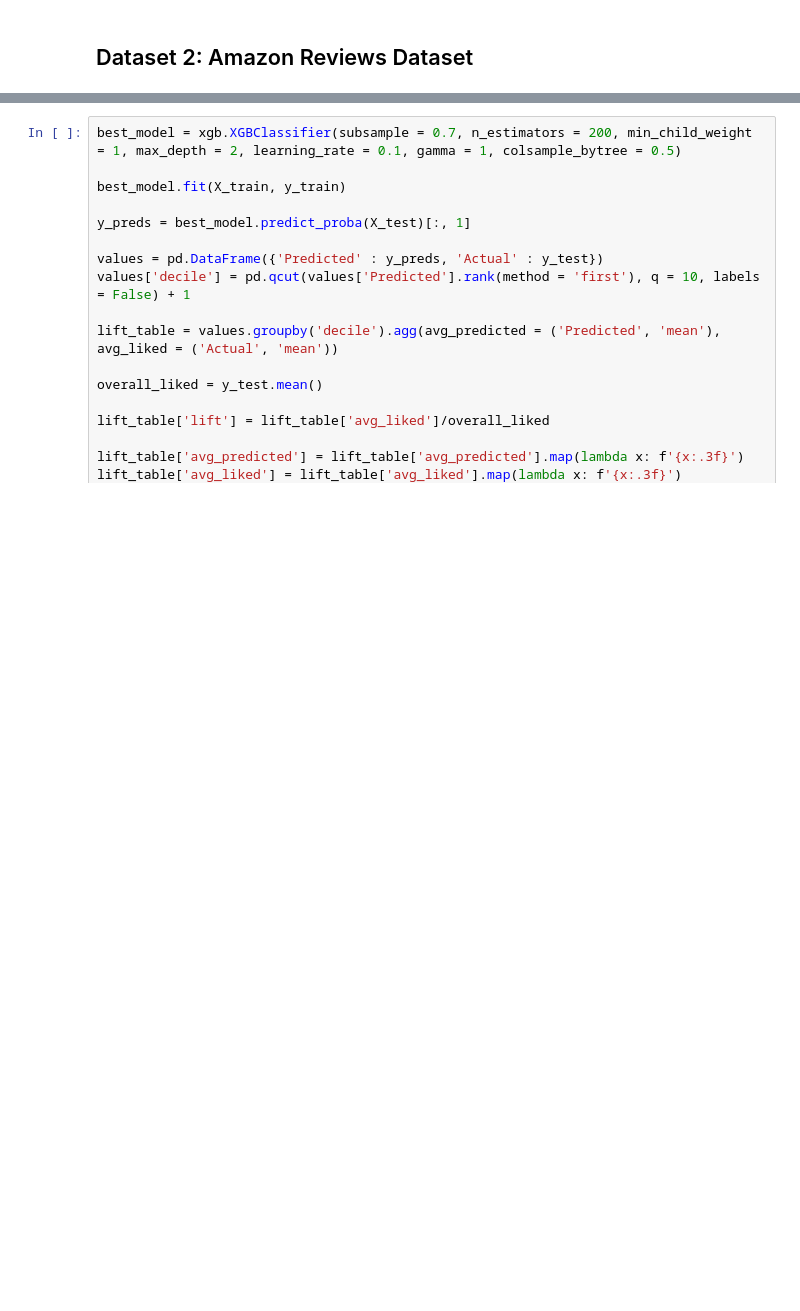
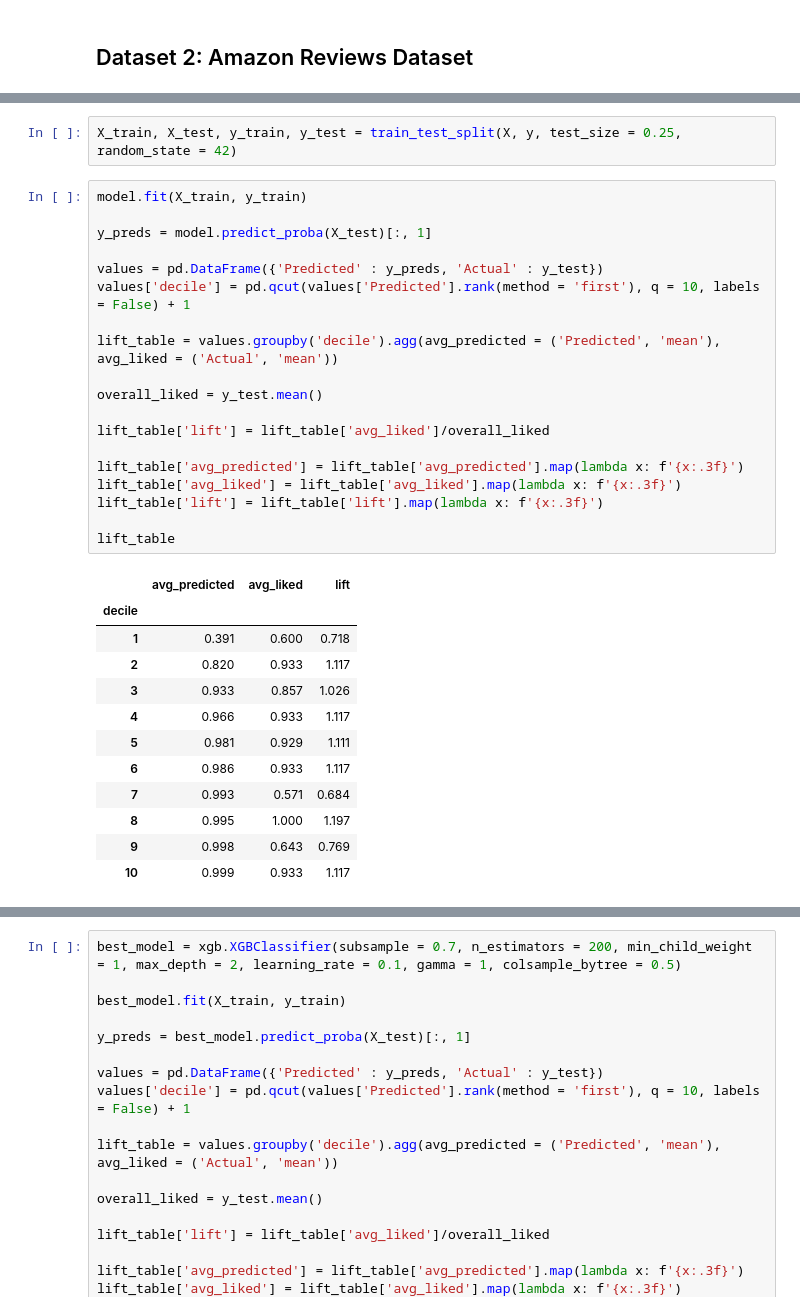
Before and after one commit to eghatzis0527/DX799---HW-Assignments, a Jupyter notebook: HW9.ipynb, the cells around one changed output, grey strips where cells are left out. Saved outputs shown, nothing was run; the diff lists cells and outputs as text; blank space fills up the shorter version.

```diff
--- a/HW9.ipynb
+++ b/HW9.ipynb
@@ -179,0 +227,34 @@ X.head()
+# %%
+X_train, X_test, y_train, y_test = train_test_split(X, y, test_size = 0.25, random_state = 42)
+# %%
+model.fit(X_train, y_train)
+
+y_preds = model.predict_proba(X_test)[:, 1]
+
+values = pd.DataFrame({'Predicted' : y_preds, 'Actual' : y_test})
+values['decile'] = pd.qcut(values['Predicted'].rank(method = 'first'), q = 10, labels = False) + 1
+
+lift_table = values.groupby('decile').agg(avg_predicted = ('Predicted', 'mean'), avg_liked = ('Actual', 'mean'))
+
+overall_liked = y_test.mean()
+
+lift_table['lift'] = lift_table['avg_liked']/overall_liked
+
+lift_table['avg_predicted'] = lift_table['avg_predicted'].map(lambda x: f'{x:.3f}')
+lift_table['avg_liked'] = lift_table['avg_liked'].map(lambda x: f'{x:.3f}')
+lift_table['lift'] = lift_table['lift'].map(lambda x: f'{x:.3f}')
+
+lift_table
+# %% [output]
+|  | avg_predicted | avg_liked | lift |
+| decile |  |  |  |
+| 1 | 0.391 | 0.600 | 0.718 |
+| 2 | 0.820 | 0.933 | 1.117 |
+| 3 | 0.933 | 0.857 | 1.026 |
+| 4 | 0.966 | 0.933 | 1.117 |
+| 5 | 0.981 | 0.929 | 1.111 |
+| 6 | 0.986 | 0.933 | 1.117 |
+| 7 | 0.993 | 0.571 | 0.684 |
+| 8 | 0.995 | 1.000 | 1.197 |
+| 9 | 0.998 | 0.643 | 0.769 |
+| 10 | 0.999 | 0.933 | 1.117 |
```
Also changed, not shown: parts of 6 cells of this notebook, 3 other files.
